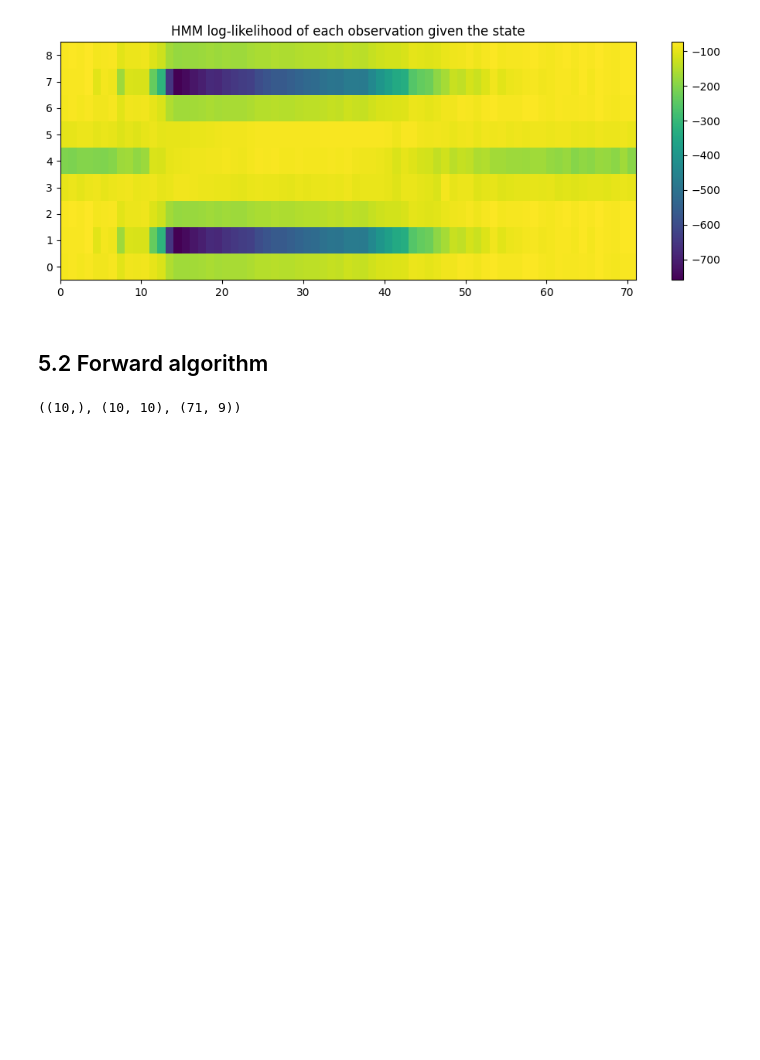
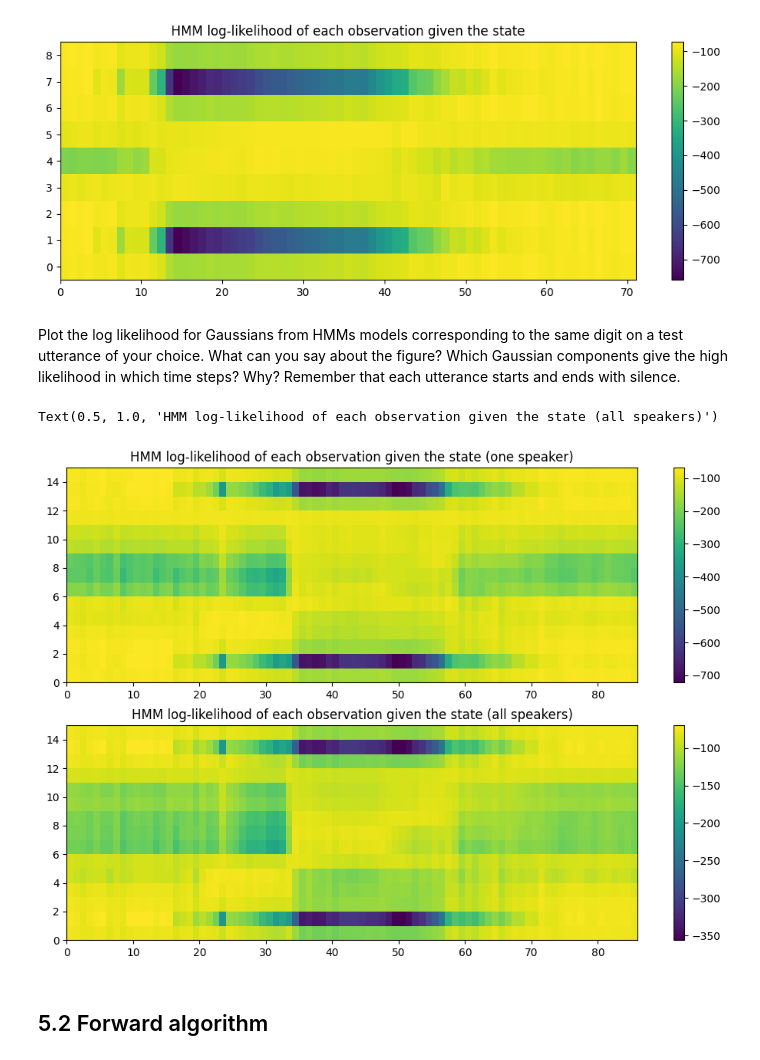
Before and after one commit to celdot/Speech_Speaker_Recognition, a Jupyter notebook: Assignements/lab2/lab2.ipynb, the cells around one changed output. Saved outputs shown, nothing was run; the diff lists cells and outputs as text; code cells hidden in the pictures; blank space fills up the shorter version.

```diff
--- a/Assignements/lab2/lab2.ipynb
+++ b/Assignements/lab2/lab2.ipynb
@@ -24,3 +18,10 @@ dict_keys(['startprob', 'transmat', 'means', 'covars'])
+# %%
+wordHMMs_one = {}
+wordHMMs_all = {}
+
+for digit in prondict.keys():
+    wordHMMs_one[digit] = concatHMMs(phoneHMMs_one, isolated[digit])
+    wordHMMs_all[digit] = concatHMMs(phoneHMMs_all, isolated[digit])
 # %%
 example = np.load('lab2_example.npz', allow_pickle=True)['example'].item()
 list(example.keys())
@@ -58,2 +58,29 @@ assert np.allclose(obsloglik, example['obsloglik'])
+# %% [markdown]
+Plot the log likelihood for Gaussians from HMMs models corresponding to the same digit on
+a test utterance of your choice. What can you say about the figure? Which Gaussian components
+give the high likelihood in which time steps? Why? Remember that each utterance starts and
+ends with silence.
+# %%
+test_utterance = data[10]
+
+HMM_one = wordHMMs_one[test_utterance['digit']]
+HMM_all = wordHMMs_all[test_utterance['digit']]
+
+obsloglik_one = log_multivariate_normal_density_diag(test_utterance['lmfcc'], HMM_one['means'], HMM_one['covars'])
+obsloglik_all = log_multivariate_normal_density_diag(test_utterance['lmfcc'], HMM_all['means'], HMM_all['covars'])
+
+plt.figure(figsize=(12, 8))
+plt.subplot(2, 1, 1)
+plt.pcolormesh(obsloglik_one.T)
+plt.colorbar()
+plt.title("HMM log-likelihood of each observation given the state (one speaker)")
+
+plt.subplot(2, 1, 2)
+plt.pcolormesh(obsloglik_all.T)
+plt.colorbar()
+plt.title("HMM log-likelihood of each observation given the state (all speakers)")
+# %% [output]
+Text(0.5, 1.0, 'HMM log-likelihood of each observation given the state (all speakers)')
+[figure, added]
 # %% [markdown]
 ## 5.2 Forward algorithm
@@ -80,5 +87 @@ def forward(log_emlik, log_startprob, log_transmat):
-# %%
-wordHMMs['o']['startprob'].shape, wordHMMs['o']['transmat'].shape, obsloglik.shape
-# %% [output]
-((10,), (10, 10), (71, 9))
 # %%
```
Also changed, not shown: parts of 22 cells of this notebook, 1 other file.
